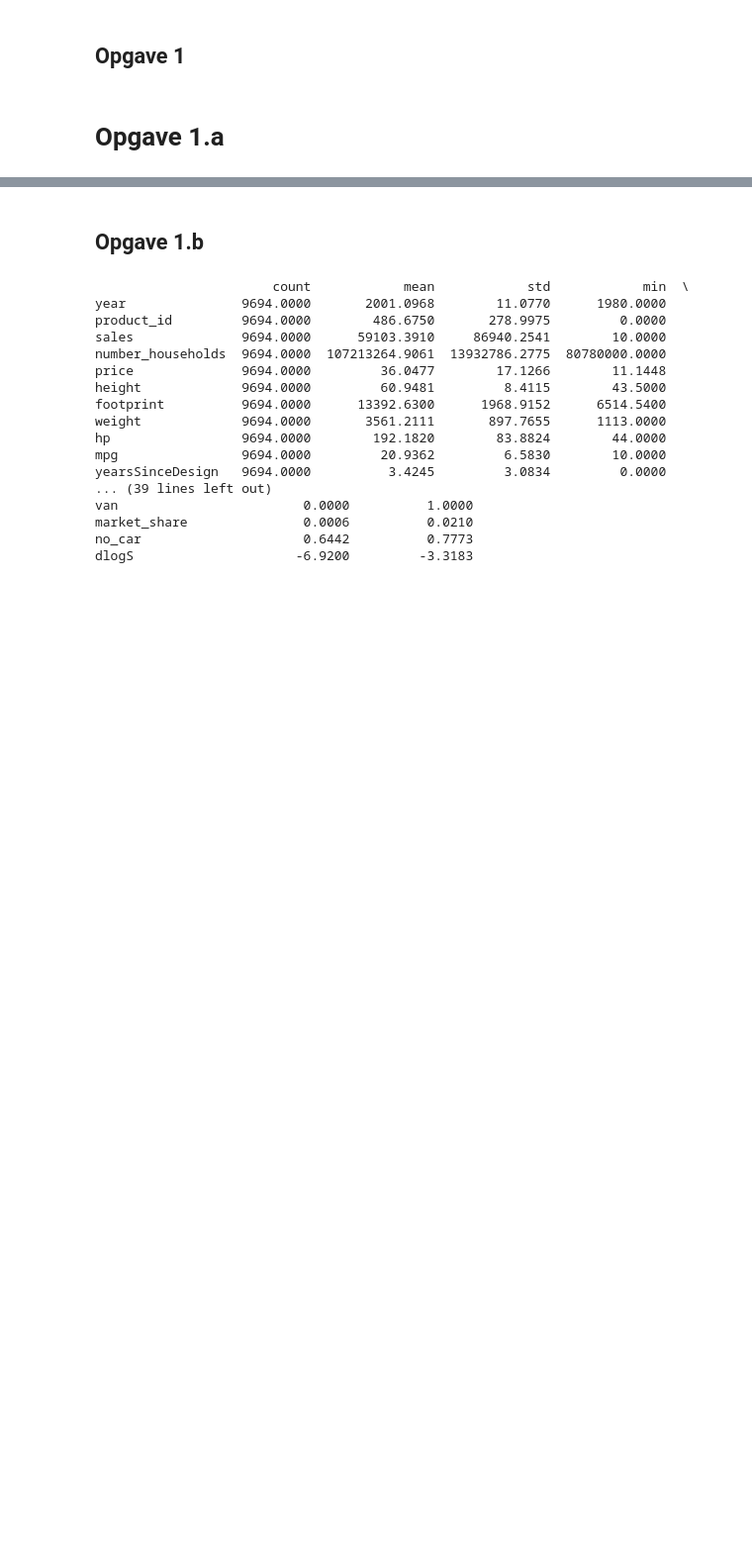
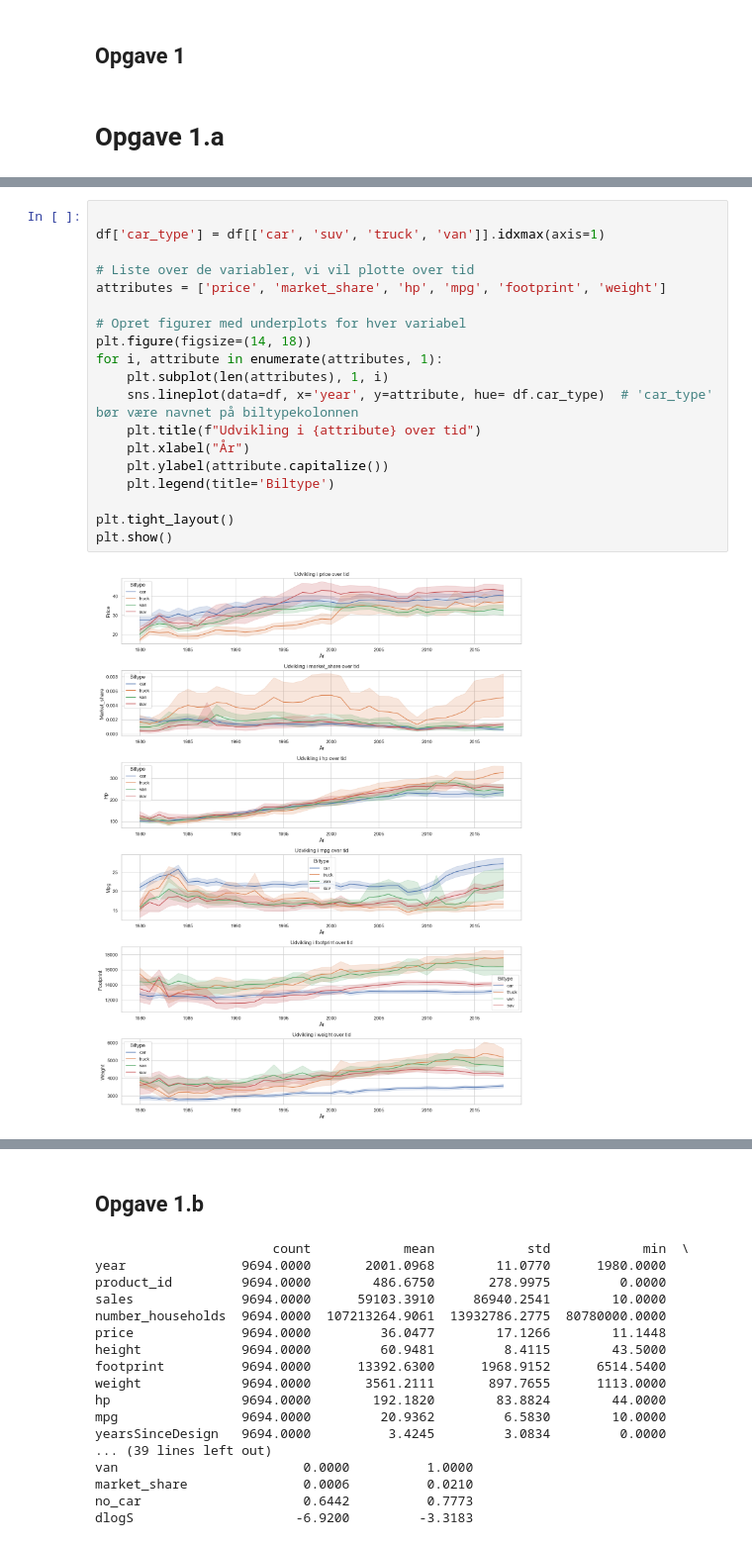
Before and after one commit to Maja0lsen/eksempel, a Jupyter notebook: Eksamen.ipynb, the cells around one changed output, grey strips where cells are left out. Shown at 99% size. Saved outputs shown, nothing was run; the diff lists cells and outputs as text; blank space fills up the shorter version.

```diff
--- a/Eksamen.ipynb
+++ b/Eksamen.ipynb
@@ -44,0 +43,21 @@ print(describe_df)
+# %%
+
+df['car_type'] = df[['car', 'suv', 'truck', 'van']].idxmax(axis=1)
+
+# Liste over de variabler, vi vil plotte over tid
+attributes = ['price', 'market_share', 'hp', 'mpg', 'footprint', 'weight']
+
+# Opret figurer med underplots for hver variabel
+plt.figure(figsize=(14, 18))
+for i, attribute in enumerate(attributes, 1):
+    plt.subplot(len(attributes), 1, i)
+    sns.lineplot(data=df, x='year', y=attribute, hue= df.car_type)  # 'car_type' bør være navnet på biltypekolonnen
+    plt.title(f"Udvikling i {attribute} over tid")
+    plt.xlabel("År")
+    plt.ylabel(attribute.capitalize())
+    plt.legend(title='Biltype')
+
+plt.tight_layout()
+plt.show()
+# %% [output]
+[figure, added]
```
Also changed, not shown: parts of 3 cells of this notebook.
